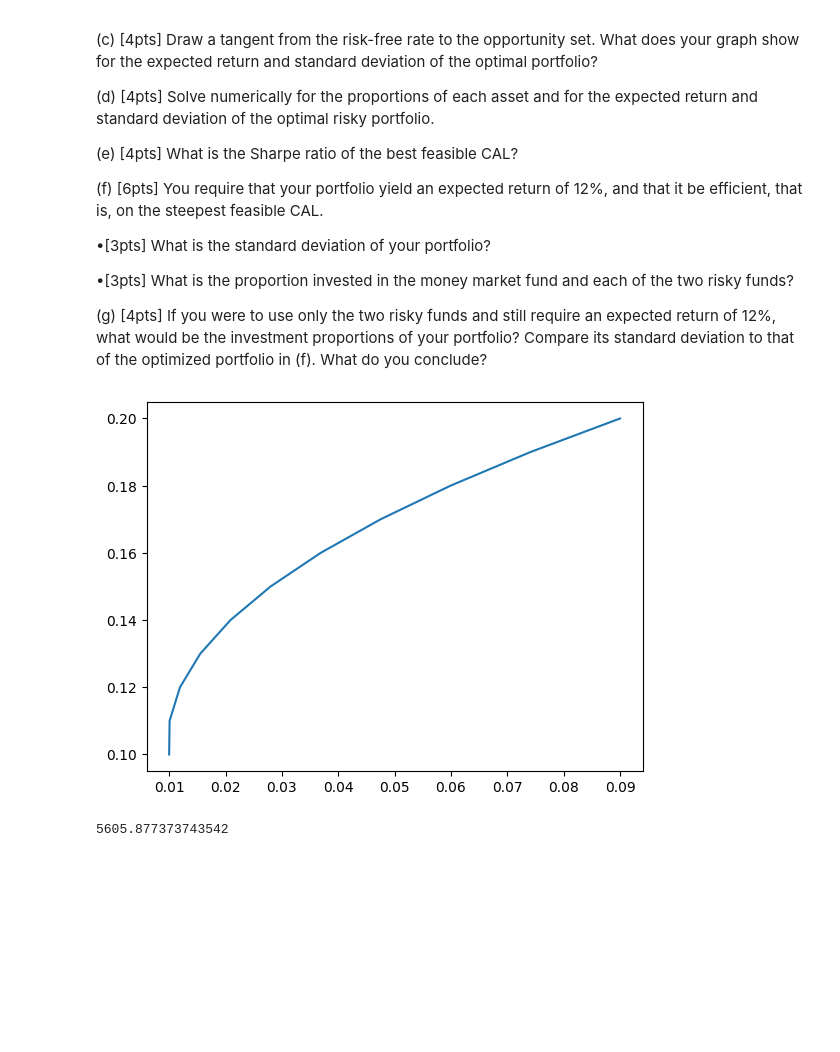
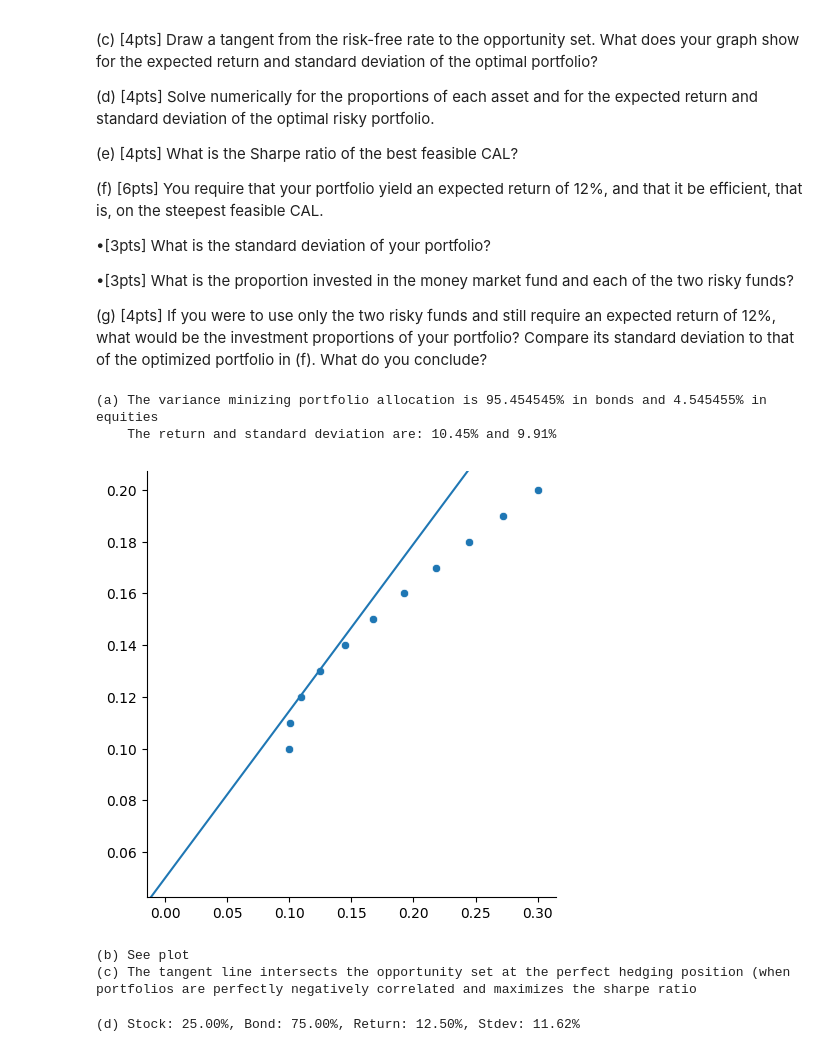
Before and after one commit to samirchowd/qtm-385-3, a Jupyter notebook: hw2/hw2-notebook.ipynb, the cells around one changed output. Drawn from its saved outputs; the diff is of its cells as text; code cells hidden in the pictures; blank space fills up the shorter version.

```diff
--- a/hw2/hw2-notebook.ipynb
+++ b/hw2/hw2-notebook.ipynb
@@ -170,53 +176,50 @@ rf = .05
 # %%
+# Defining portfolio characteristics
+s_ret = .2
+s_sd = .3
+b_ret = .1
+b_sd = .1
+corr = .2
+rf = .05
+
+# Finding variance minizing values
 cov = corr * s_sd * b_sd
 w_d = ((s_sd)**2 - cov) / (s_sd**2 + b_sd**2 - 2*cov)
 w_e = 1 - w_d
-p_ret = s_ret*w_e + b_ret*w_d
-p_var= w_d**2 * b_sd**2 + w_e**2 * s_sd**2 + 2 * w_d * w_e * cov
+opt_ret = s_ret*w_e + b_ret*w_d
+opt_var= (w_d**2) * (b_sd**2) + (w_e**2) * (s_sd**2) + (2 * w_d * w_e * cov)
+print(f"(a) The variance minizing portfolio allocation is {w_d*100:2f}% in bonds and"+ \
+      f" {w_e*100:2f}% in equities\n    The return and standard deviation are: {opt_ret*100:.2f}% and {np.sqrt(opt_var)*100:.2f}%")
+# %% [output]
+(a) The variance minizing portfolio allocation is 95.454545% in bonds and 4.545455% in equities
+    The return and standard deviation are: 10.45% and 9.91%
 # %%
+# Weights given perfeclty negatively correlated / maximizing sharp ratio
+tan_d = s_sd / (s_sd + b_sd)
+tan_e = 1 - tan_d
+opt_ret = s_ret*tan_e + b_ret*tan_d
+opt_var= (tan_d**2) * (b_sd**2) + (tan_e**2) * (s_sd**2) + (2 * tan_d * tan_e * cov)
+
+# Creating the opportunity set
 rets, vari = [], []
 for i in range(0, 110, 10):
     w_d = i / 100
     w_e = 1 - w_d
     p_ret = s_ret*w_e + b_ret*w_d
     p_var= w_d**2 * b_sd**2 + w_e**2 * s_sd**2 + 2 * w_d * w_e * cov
     rets.append(p_ret), vari.append(p_var)
+
+# Plotting the opportunity set and the tangent line
+m = (opt_ret - rf) / (np.sqrt(opt_var))
+g = sns.relplot(x=np.sqrt(vari), y=rets)
+g.ax.axline(xy1=(0, rf), slope=m)
+plt.show()
+print(f"(b) See plot\n(c) The tangent line intersects the opportunity set at the perfect hedging position (when portfolios are perfectly negatively correlated and maximizes the sharpe ratio")
+# %% [output]
+[figure, added]
+(b) See plot
+(c) The tangent line intersects the opportunity set at the perfect hedging position (when portfolios are perfectly negatively correlated and maximizes the sharpe ratio
-# %%
-sns.lineplot(x=vari, y=rets)
-plt.show()
-# %% [output]
-[figure, removed]
-# %%
-errors = []
-for _ in range(100000):
-    xs = np.random.choice([1,2,4,5], size=15)
-    ys = []
-    for x in xs:
-        if x == 1:
-            y = np.random.normal(100, np.sqrt(500))
-        if x == 2:
-            y = np.random.normal(120, np.sqrt(500))
-        if x == 4:
-            y = np.random.normal(200, np.sqrt(500))
-        if x == 5:
-            y = np.random.normal(220, np.sqrt(500))
-        ys.append(y)
-    one_more_x = np.random.choice([1,2,4,5])
-    if one_more_x == 1:
-        one_more_y = np.random.normal(100, np.sqrt(500))
-    if one_more_x == 2:
-        one_more_y= np.random.normal(120, np.sqrt(500))
-    if one_more_x == 4:
-        one_more_y = np.random.normal(200, np.sqrt(500))
-    if one_more_x == 5:
-        one_more_y = np.random.normal(220, np.sqrt(500))
-    pool = [i[1] for i in zip(xs,ys) if i[0] in list(range(one_more_x-1, one_more_x+2))]
-    if len(pool) > 0:
-        pred = np.mean(pool)
-    else:
-        pred = np.mean(ys)
-
-    errors.append((pred - np.mean(y))**2)
-np.mean(errors)
-# %% [output]
-5605.877373743542
+# %%
+print(f"(d) Stock: {tan_e*100:.2f}%, Bond: {tan_d*100:.2f}%, Return: {opt_ret*100:.2f}%, Stdev: {np.sqrt(opt_var)*100:.2f}%")
+# %% [output]
+(d) Stock: 25.00%, Bond: 75.00%, Return: 12.50%, Stdev: 11.62%
```
Also changed, not shown: parts of 13 cells of this notebook, 7 other files.
